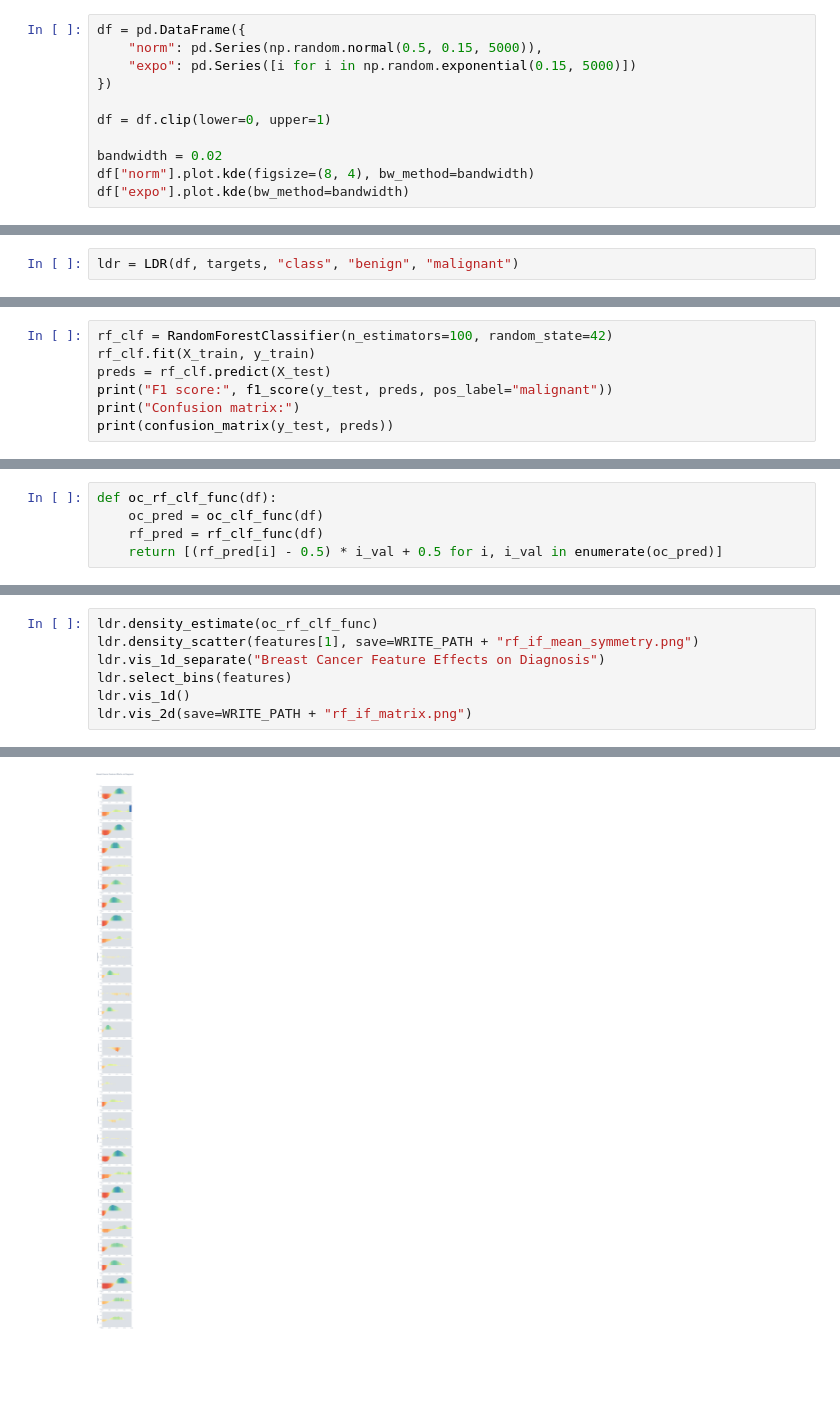
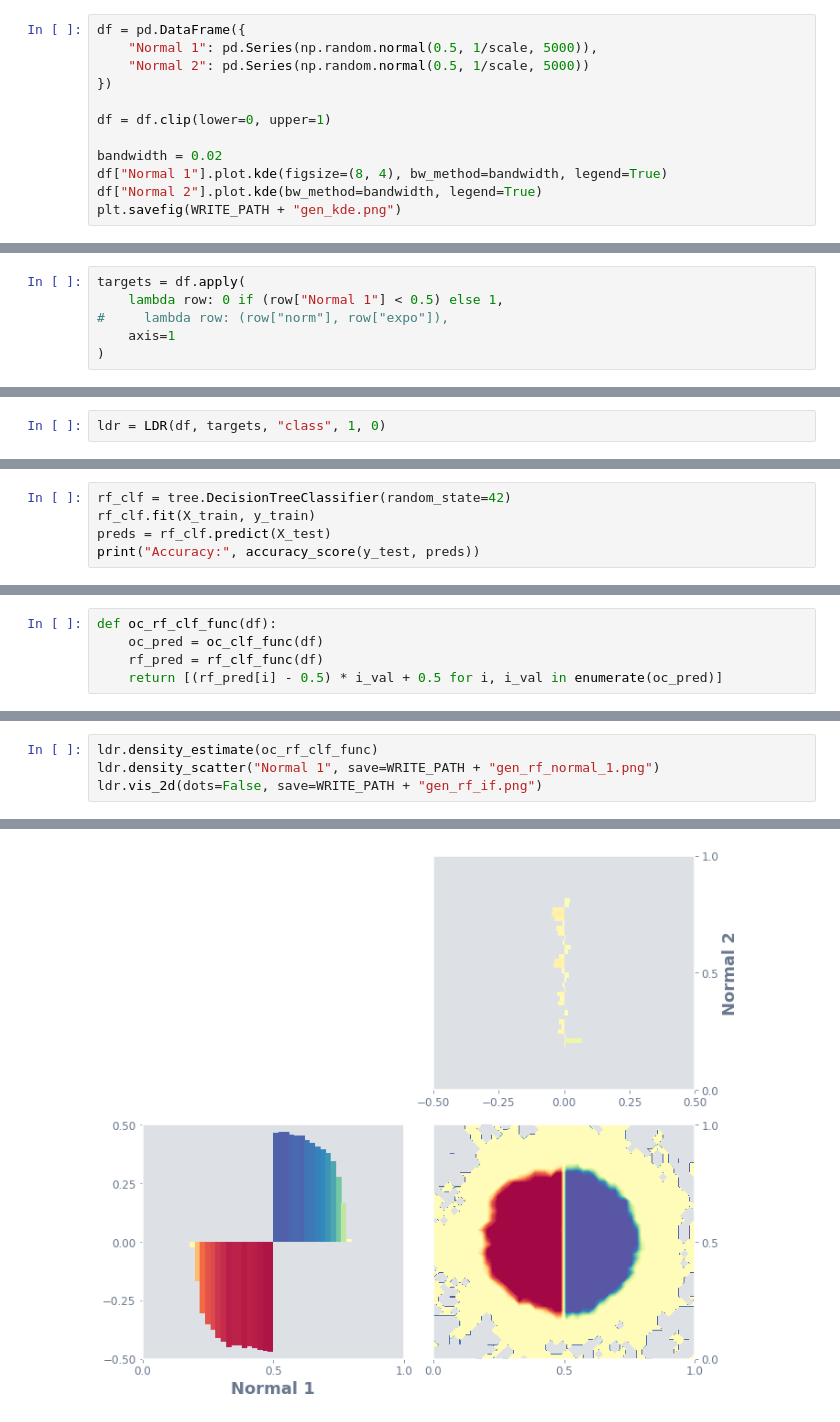
Before and after one commit to Ekrekr/ldr, a Jupyter notebook: distribution_example.ipynb, the cells around one changed output, grey strips where cells are left out. Cells and saved outputs as stored; diff of their text form; blank space fills up the shorter version.

```diff
--- a/distribution_example.ipynb
+++ b/distribution_example.ipynb
@@ -27,12 +30,13 @@ WRITE_PATH = "write_up/img/"
 # %%
 df = pd.DataFrame({
-    "norm": pd.Series(np.random.normal(0.5, 0.15, 5000)),
-    "expo": pd.Series([i for i in np.random.exponential(0.15, 5000)])
+    "Normal 1": pd.Series(np.random.normal(0.5, 1/scale, 5000)),
+    "Normal 2": pd.Series(np.random.normal(0.5, 1/scale, 5000))
 })
 
 df = df.clip(lower=0, upper=1)
 
 bandwidth = 0.02
-df["norm"].plot.kde(figsize=(8, 4), bw_method=bandwidth)
-df["expo"].plot.kde(bw_method=bandwidth)
+df["Normal 1"].plot.kde(figsize=(8, 4), bw_method=bandwidth, legend=True)
+df["Normal 2"].plot.kde(bw_method=bandwidth, legend=True)
+plt.savefig(WRITE_PATH + "gen_kde.png")
 # %% [output]
@@ -40,0 +44,6 @@ df["expo"].plot.kde(bw_method=bandwidth)
+# %%
+targets = df.apply(
+    lambda row: 0 if (row["Normal 1"] < 0.5) else 1,
+#     lambda row: (row["norm"], row["expo"]),
+    axis=1
+)
@@ -41,3 +56,3 @@ df["expo"].plot.kde(bw_method=bandwidth)
 # %%
-ldr = LDR(df, targets, "class", "benign", "malignant")
+ldr = LDR(df, targets, "class", 1, 0)
 # %% [output]
@@ -56,10 +66,8 @@ features = ["mean compactness", "mean symmetry", "smoothness error"]
 # %% [markdown]
 ### Random Forests
 # %%
-rf_clf = RandomForestClassifier(n_estimators=100, random_state=42)
+rf_clf = tree.DecisionTreeClassifier(random_state=42)
 rf_clf.fit(X_train, y_train)
 preds = rf_clf.predict(X_test)
-print("F1 score:", f1_score(y_test, preds, pos_label="malignant"))
-print("Confusion matrix:")
-print(confusion_matrix(y_test, preds))
+print("Accuracy:", accuracy_score(y_test, preds))
 # %% [output]
@@ -102,8 +138,5 @@ print(tst[:30])
 # %%
 ldr.density_estimate(oc_rf_clf_func)
-ldr.density_scatter(features[1], save=WRITE_PATH + "rf_if_mean_symmetry.png")
-ldr.vis_1d_separate("Breast Cancer Feature Effects on Diagnosis")
-ldr.select_bins(features)
-ldr.vis_1d()
-ldr.vis_2d(save=WRITE_PATH + "rf_if_matrix.png")
+ldr.density_scatter("Normal 1", save=WRITE_PATH + "gen_rf_normal_1.png")
+ldr.vis_2d(dots=False, save=WRITE_PATH + "gen_rf_if.png")
 # %% [output]
@@ -114 +154 @@ findfont: Font family ['sans-serif'] not found. Falling back to DejaVu Sans.
-[figure, old version]
+[figure, new version]
```
Also changed, not shown: parts of 30 cells of this notebook, 31 other files.
